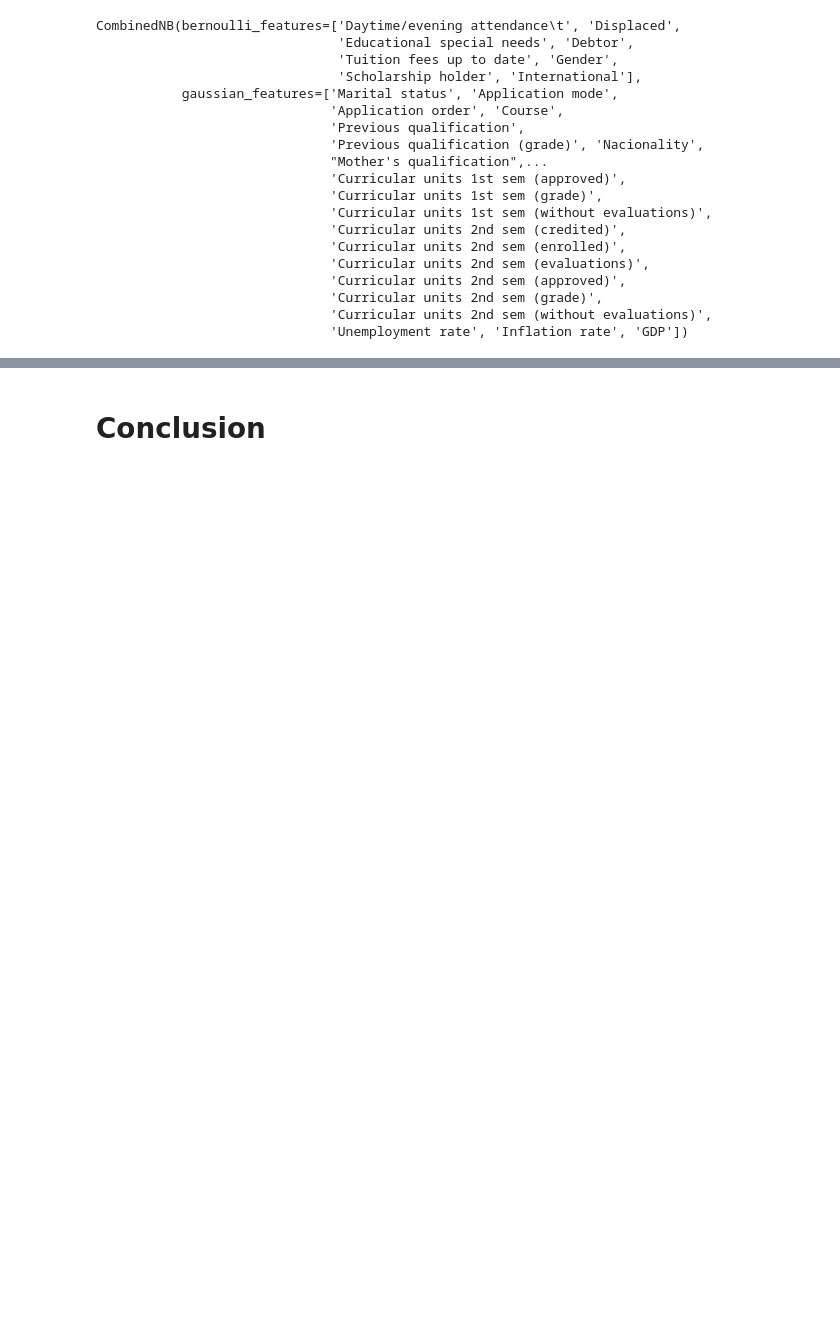
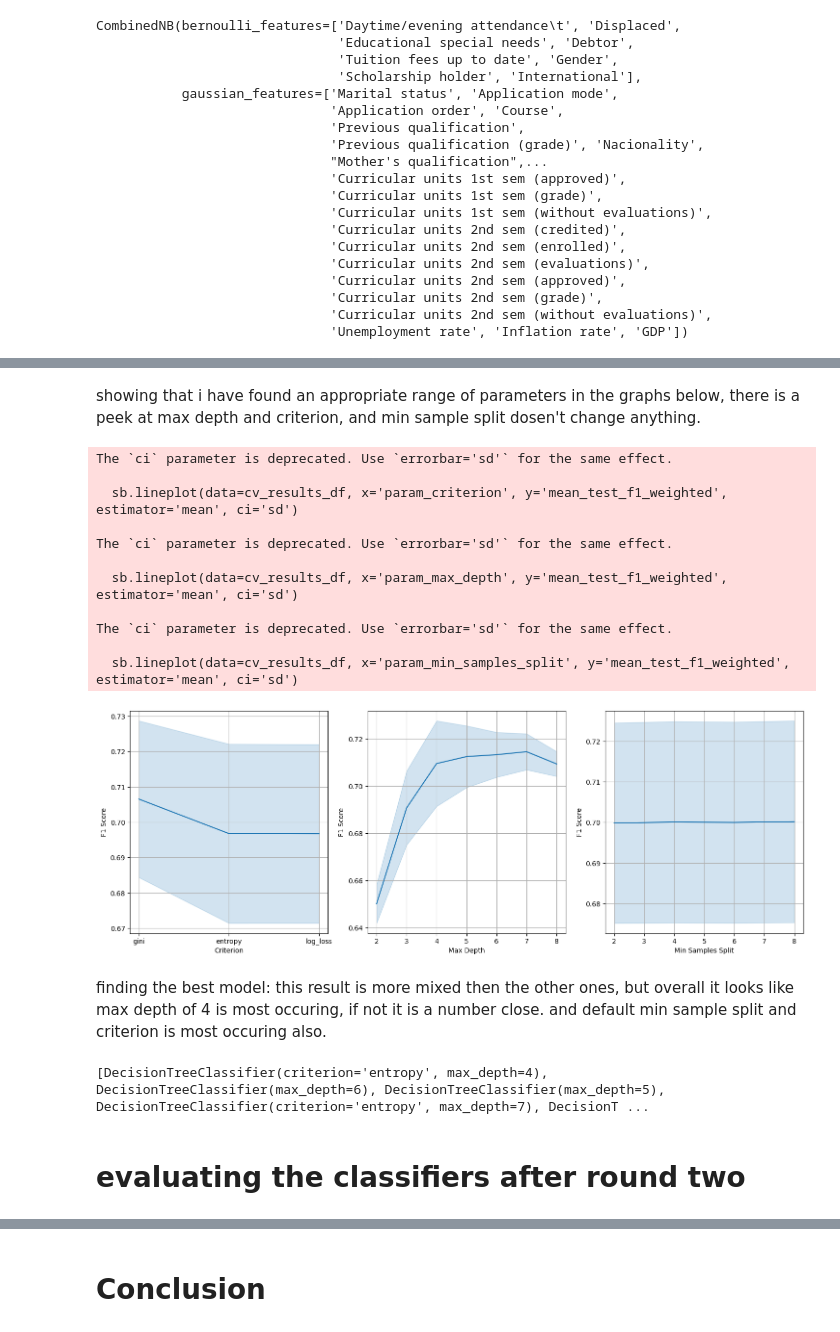
Before and after one commit to kosovarei/Machine_Learning, a Jupyter notebook: Supervised_Learning_II/Comparison_of_Classifiers_for_Student_Performance_Prediction.ipynb, the cells around one changed output, grey strips where cells are left out. Saved outputs shown, nothing was run; the diff lists cells and outputs as text; code cells hidden in the pictures; blank space fills up the shorter version.

```diff
--- a/Supervised_Learning_II/Comparison_of_Classifiers_for_Student_Performance_Prediction.ipynb
+++ b/Supervised_Learning_II/Comparison_of_Classifiers_for_Student_Performance_Prediction.ipynb
@@ -243,5 +229,3 @@ features = student_data.drop('Target', axis=1)
 targets = student_data['Target']
 
 train_val_features, test_features, train_val_targets, test_targets = train_test_split(features, targets, test_size=0.2)
-# %%
-pipe.fit(train_val_features, train_val_targets)
@@ -739,0 +825,7 @@ i will finally compare the best estimators i have found of each algortihm by loo
+# %%
+dt_params = {
+        'criterion': ['gini', 'entropy', 'log_loss'],
+        'max_depth': range(2,9),
+        'min_samples_split': [2, 4, 6, 8]
+    }
+best_models_decision_tree, cv_results, test_scores = find_best_models(DecisionTreeClassifier(), dt_params)
@@ -739,0 +852,44 @@ i will finally compare the best estimators i have found of each algortihm by loo
+# %% [markdown]
+showing that i have found an appropriate range of parameters in the graphs below, there is a peek at max depth and criterion, and min sample split dosen't change anything.
+# %%
+cv_results_df = pd.concat(cv_results, ignore_index=True)
+
+plt.figure(figsize=(18, 6))
+plt.subplot(1, 3, 1)
+sb.lineplot(data=cv_results_df, x='param_criterion', y='mean_test_f1_weighted', estimator='mean', ci='sd')
+plt.xlabel('Criterion')
+plt.ylabel('F1 Score')
+plt.grid()
+
+plt.subplot(1, 3, 2)
+sb.lineplot(data=cv_results_df, x='param_max_depth', y='mean_test_f1_weighted', estimator='mean', ci='sd')
+plt.xlabel('Max Depth')
+plt.ylabel('F1 Score')
+plt.grid()
+
+plt.subplot(1, 3, 3)
+sb.lineplot(data=cv_results_df, x='param_min_samples_split', y='mean_test_f1_weighted', estimator='mean', ci='sd')
+plt.xlabel('Min Samples Split')
+plt.ylabel('F1 Score')
+plt.grid()
+# %% [output]
+The `ci` parameter is deprecated. Use `errorbar='sd'` for the same effect.
+
+  sb.lineplot(data=cv_results_df, x='param_criterion', y='mean_test_f1_weighted', estimator='mean', ci='sd')
+
+The `ci` parameter is deprecated. Use `errorbar='sd'` for the same effect.
+
+  sb.lineplot(data=cv_results_df, x='param_max_depth', y='mean_test_f1_weighted', estimator='mean', ci='sd')
+
+The `ci` parameter is deprecated. Use `errorbar='sd'` for the same effect.
+
+  sb.lineplot(data=cv_results_df, x='param_min_samples_split', y='mean_test_f1_weighted', estimator='mean', ci='sd')
+[figure, added]
+# %% [markdown]
+finding the best model: this result is more mixed then the other ones, but overall it looks like max depth of 4 is most occuring, if not it is a number close. and default min sample split and criterion is most occuring also.
+# %%
+print(best_models_decision_tree)
+# %% [output]
+[DecisionTreeClassifier(criterion='entropy', max_depth=4), DecisionTreeClassifier(max_depth=6), DecisionTreeClassifier(max_depth=5), DecisionTreeClassifier(criterion='entropy', max_depth=7), DecisionT ...
+# %% [markdown]
+# evaluating the classifiers after round two
```
Also changed, not shown: parts of 97 cells of this notebook, 1 other file.
